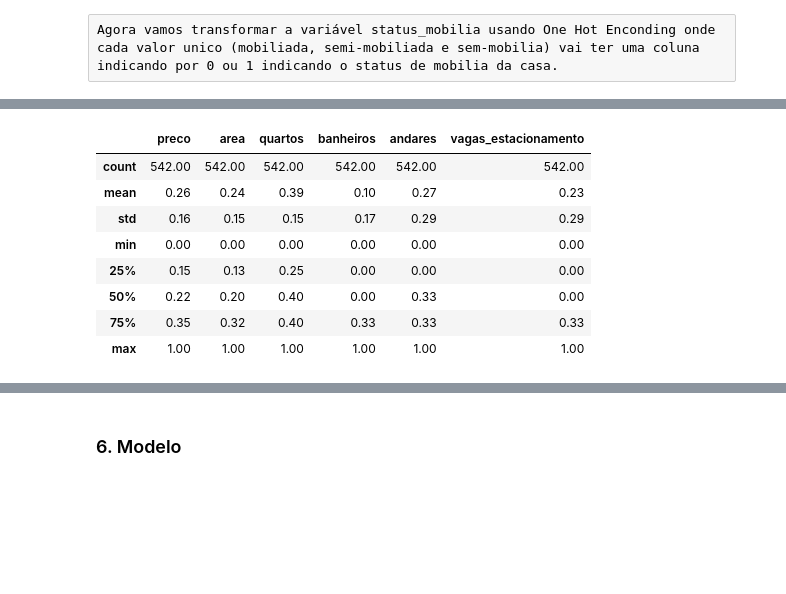
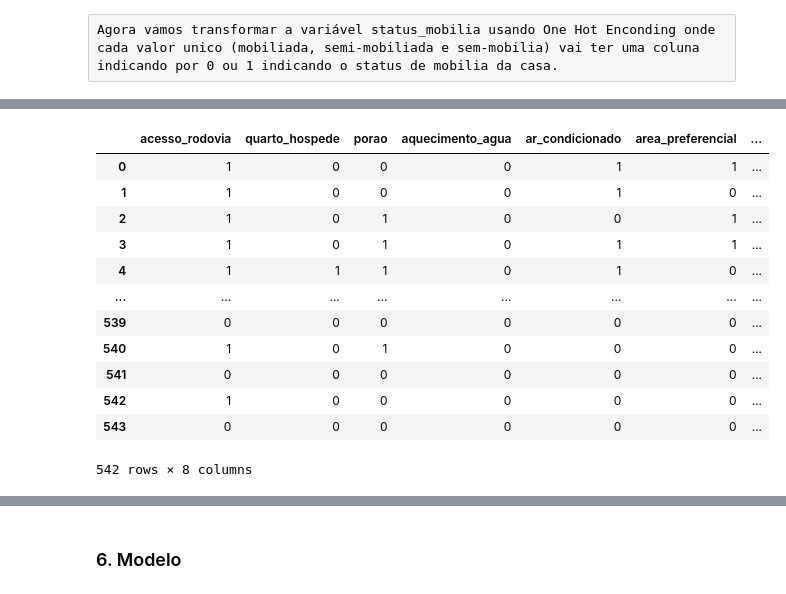
Before and after one commit to hugogsmendes/Houses-prediction, a Jupyter notebook: models_ml/model.ipynb, the cells around one changed output, grey strips where cells are left out. Cells and saved outputs as stored; diff of their text form; code cells hidden in the pictures; blank space fills up the shorter version.

```diff
--- a/models_ml/model.ipynb
+++ b/models_ml/model.ipynb
@@ -479,7 +479,7 @@ df_limpo
 # %% [raw]
 Agora vamos transformar a variável status_mobilia usando One Hot Enconding onde cada valor unico (mobiliada, semi-mobiliada e sem-mobilia) vai ter uma coluna indicando por 0 ou 1 indicando o status de mobilia da casa.
 # %%
-df_limpo = pd.get_dummies(df_limpo, columns=["status_mobilia"], dtype=int)
+df_limpo = pd.get_dummies(df_limpo, columns=["status_mobilia"], dtype=int, drop_first = True)
 # %%
 df_limpo
 # %% [output]
@@ -515,3 +514,7 @@ status_mobilia_mobiliada           int64
 status_mobilia_sem-mobilia         int64
 status_mobilia_semi-mobiliada      int64
 dtype: object
+# %%
+# Dados de treino e teste
+X = df_limpo.drop(columns=['preco'])
+y = df_limpo['preco']
@@ -545,12 +545,21 @@ colunas_normalizadas # Dados normalizados
-# %%
-round(colunas_normalizadas.describe(),2) # Minimo 0 e Máximo 1
-# %% [output]
-|  | preco | area | quartos | banheiros | andares | vagas_estacionamento |
-| count | 542.00 | 542.00 | 542.00 | 542.00 | 542.00 | 542.00 |
-| mean | 0.26 | 0.24 | 0.39 | 0.10 | 0.27 | 0.23 |
-| std | 0.16 | 0.15 | 0.15 | 0.17 | 0.29 | 0.29 |
-| min | 0.00 | 0.00 | 0.00 | 0.00 | 0.00 | 0.00 |
-| 25% | 0.15 | 0.13 | 0.25 | 0.00 | 0.00 | 0.00 |
-| 50% | 0.22 | 0.20 | 0.40 | 0.00 | 0.33 | 0.00 |
-| 75% | 0.35 | 0.32 | 0.40 | 0.33 | 0.33 | 0.33 |
-| max | 1.00 | 1.00 | 1.00 | 1.00 | 1.00 | 1.00 |
+# %%
+# Colunas não binárias
+colunas_nao_binarias = ["area", "quartos", "banheiros",
+       "andares", "vagas_estacionamento"]
+# %%
+# Colunas binárias
+X.drop(columns=colunas_nao_binarias)
+# %% [output]
+|  | acesso_rodovia | quarto_hospede | porao | aquecimento_agua | ar_condicionado | area_preferencial | ... |
+| 0 | 1 | 0 | 0 | 0 | 1 | 1 | ... |
+| 1 | 1 | 0 | 0 | 0 | 1 | 0 | ... |
+| 2 | 1 | 0 | 1 | 0 | 0 | 1 | ... |
+| 3 | 1 | 0 | 1 | 0 | 1 | 1 | ... |
+| 4 | 1 | 1 | 1 | 0 | 1 | 0 | ... |
+| ... | ... | ... | ... | ... | ... | ... | ... |
+| 539 | 0 | 0 | 0 | 0 | 0 | 0 | ... |
+| 540 | 1 | 0 | 1 | 0 | 0 | 0 | ... |
+| 541 | 0 | 0 | 0 | 0 | 0 | 0 | ... |
+| 542 | 1 | 0 | 0 | 0 | 0 | 0 | ... |
+| 543 | 0 | 0 | 0 | 0 | 0 | 0 | ... |
+542 rows × 8 columns
```
Also changed, not shown: parts of 26 cells of this notebook.
